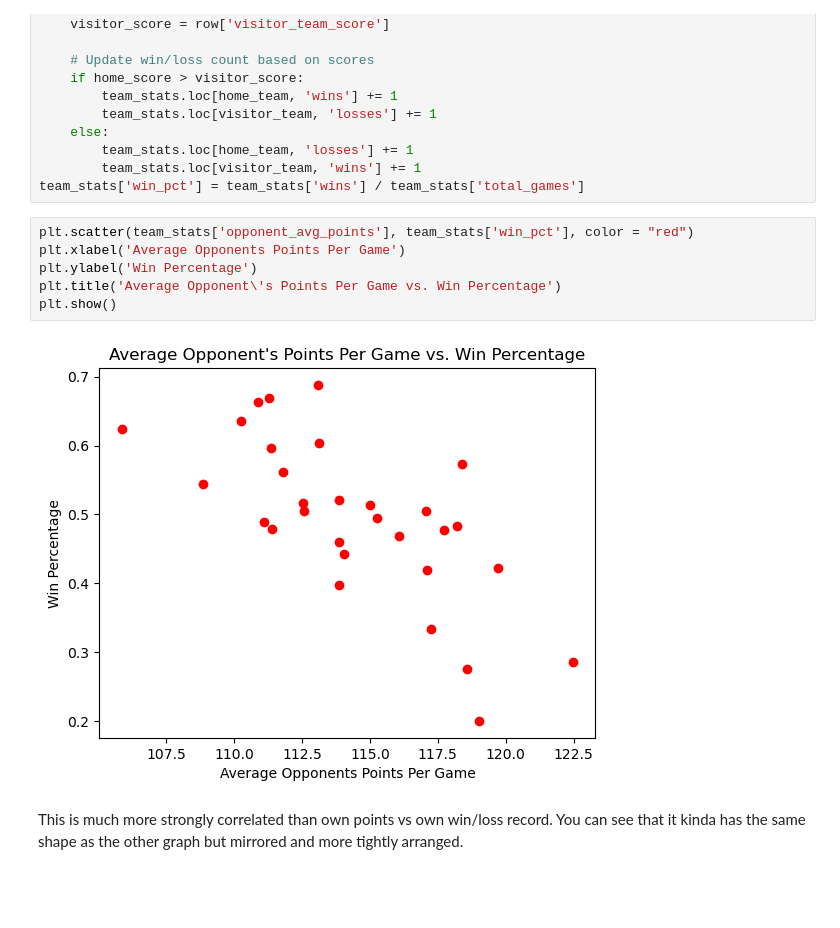
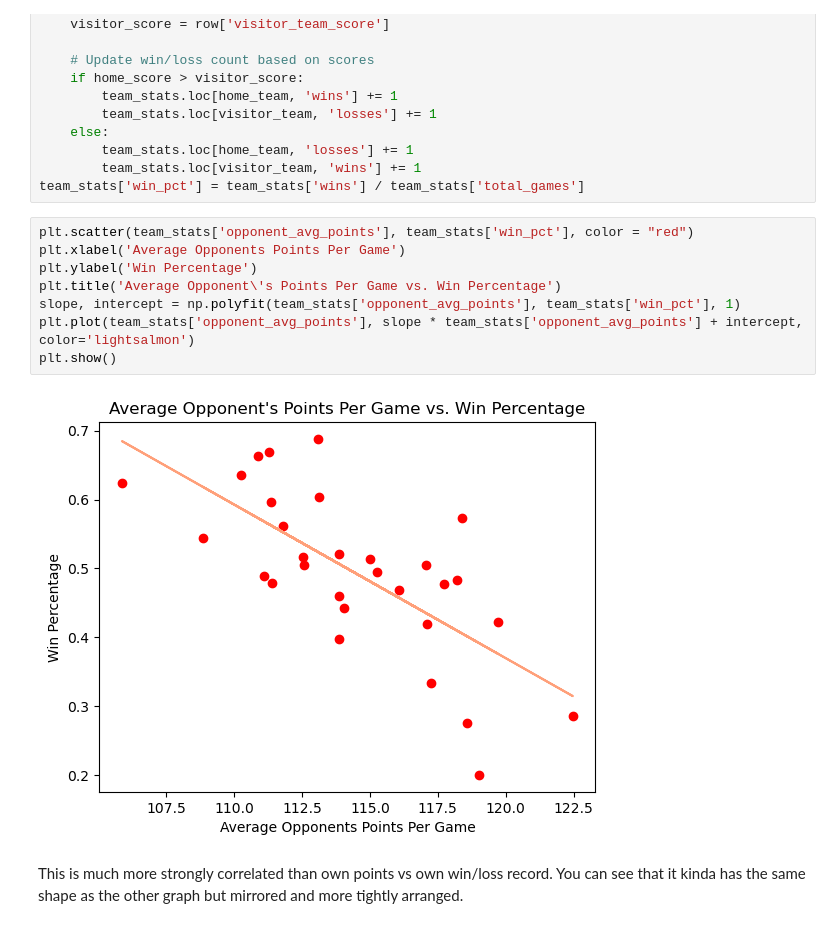
Before and after one commit to dlesueur/386Project, a Jupyter notebook: EDA.ipynb, the cells around one changed output. Saved outputs shown, nothing was run; the diff lists cells and outputs as text; blank space fills up the shorter version.

```diff
--- a/EDA.ipynb
+++ b/EDA.ipynb
@@ -155,11 +157,13 @@ team_stats['win_pct'] = team_stats['wins'] / team_stats['total_games']
 # %%
 plt.scatter(team_stats['opponent_avg_points'], team_stats['win_pct'], color = "red")
 plt.xlabel('Average Opponents Points Per Game')
 plt.ylabel('Win Percentage')
 plt.title('Average Opponent\'s Points Per Game vs. Win Percentage')
+slope, intercept = np.polyfit(team_stats['opponent_avg_points'], team_stats['win_pct'], 1)
+plt.plot(team_stats['opponent_avg_points'], slope * team_stats['opponent_avg_points'] + intercept, color='lightsalmon')
 plt.show()
 # %% [output]
-[figure, old version]
+[figure, new version]
 # %% [markdown]
 This is much more strongly correlated than own points vs own win/loss record. You can see that it kinda has the same shape as the other graph but mirrored and more tightly arranged.
 # %% [markdown]
```
Also changed, not shown: parts of 3 cells of this notebook, 4 other files.
